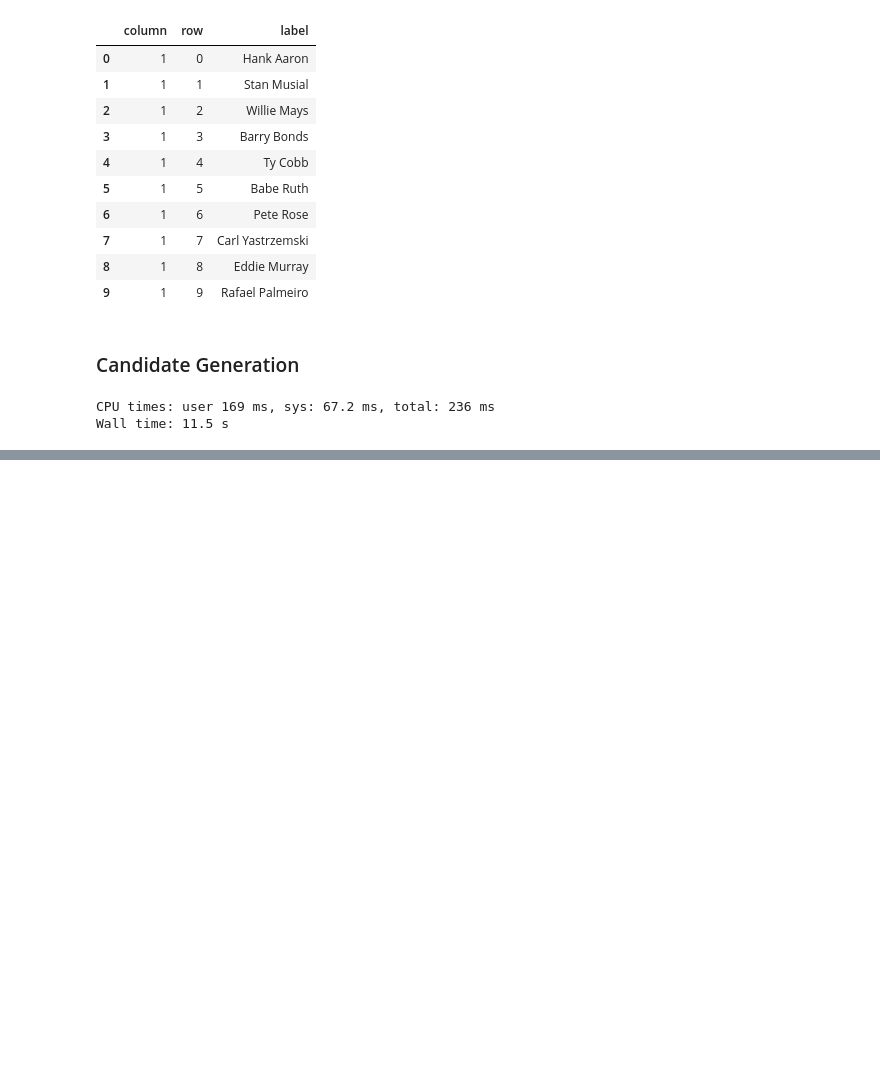
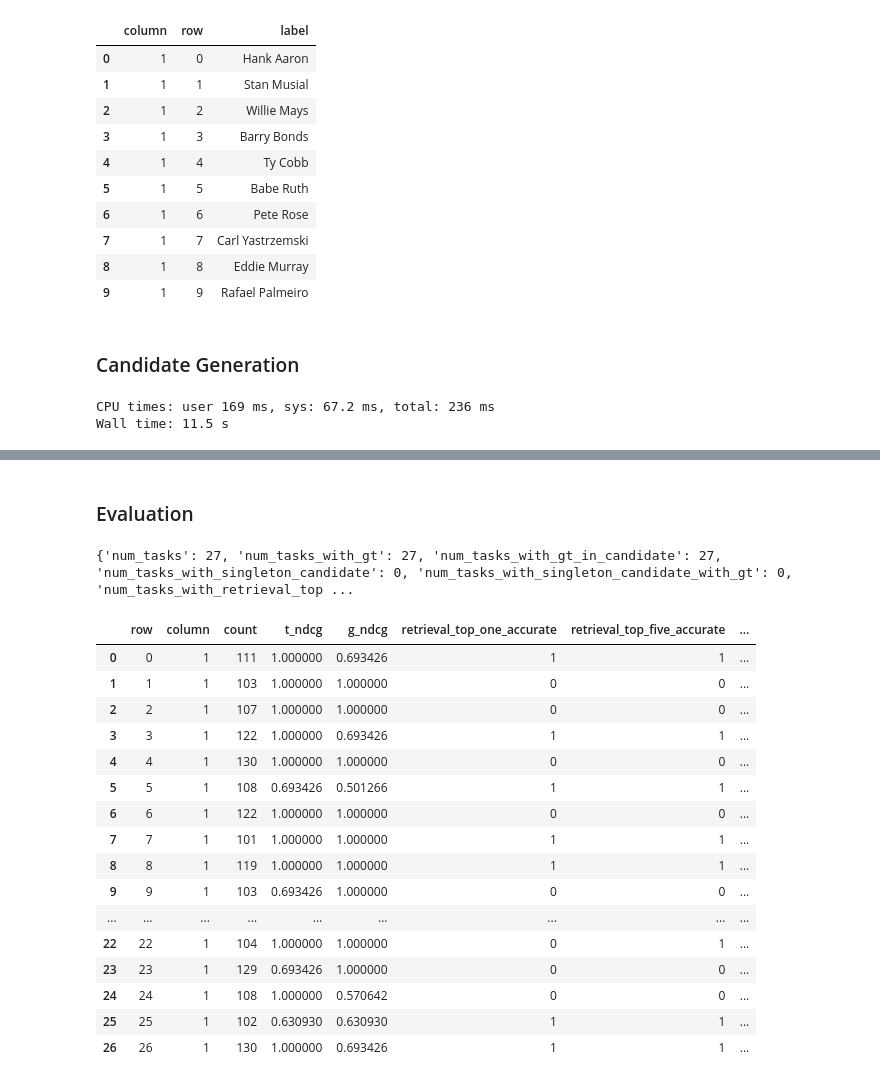
Before and after one commit to rijulvohra/table-linker-pipelines, a Jupyter notebook: fuzzy-augmented-match-centroid-pipeline/fuzzy_augmented_cand_gen_centroid_ranking.ipynb, the cells around one changed output, grey strips where cells are left out. Cells and saved outputs as stored; diff of their text form; code cells hidden in the pictures; blank space fills up the shorter version.

Commit message:
Add table linker pipeline

```diff
--- a/fuzzy-augmented-match-centroid-pipeline/fuzzy_augmented_cand_gen_centroid_ranking.ipynb
+++ b/fuzzy-augmented-match-centroid-pipeline/fuzzy_augmented_cand_gen_centroid_ranking.ipynb
@@ -10,5 +25,5 @@ import glob
 # %%
-table_path = '/data/candidate_generation/wikidata_es/t2dv2-canonical/table_linker_pipeline_data/'
+table_path = '../../'
 table_name = 'players.csv'
 # %%
 p = os.path.join(table_path,table_name)
@@ -60,0 +101,2 @@ Wall time: 11.5 s
+# %%
+output_file = os.path.join(table_path, 'players-embedding-scores.csv')
@@ -60,0 +107,3 @@ Wall time: 11.5 s
+# %%
+df = pd.read_csv(output_file)
+df.head()
@@ -60,0 +117,2 @@ Wall time: 11.5 s
+# %% [markdown]
+### Evaluation
@@ -60,0 +282,24 @@ Wall time: 11.5 s
+# %%
+res, candidate_eval_data = parse_eval_files_stats(df)
+# %%
+print(res)
+display(candidate_eval_data)
+# %% [output]
+{'num_tasks': 27, 'num_tasks_with_gt': 27, 'num_tasks_with_gt_in_candidate': 27, 'num_tasks_with_singleton_candidate': 0, 'num_tasks_with_singleton_candidate_with_gt': 0, 'num_tasks_with_retrieval_top ...
+|  | row | column | count | t_ndcg | g_ndcg | retrieval_top_one_accurate | retrieval_top_five_accurate | ... |
+| 0 | 0 | 1 | 111 | 1.000000 | 0.693426 | 1 | 1 | ... |
+| 1 | 1 | 1 | 103 | 1.000000 | 1.000000 | 0 | 0 | ... |
+| 2 | 2 | 1 | 107 | 1.000000 | 1.000000 | 0 | 0 | ... |
+| 3 | 3 | 1 | 122 | 1.000000 | 0.693426 | 1 | 1 | ... |
+| 4 | 4 | 1 | 130 | 1.000000 | 1.000000 | 0 | 0 | ... |
+| 5 | 5 | 1 | 108 | 0.693426 | 0.501266 | 1 | 1 | ... |
+| 6 | 6 | 1 | 122 | 1.000000 | 1.000000 | 0 | 0 | ... |
+| 7 | 7 | 1 | 101 | 1.000000 | 1.000000 | 1 | 1 | ... |
+| 8 | 8 | 1 | 119 | 1.000000 | 1.000000 | 1 | 1 | ... |
+| 9 | 9 | 1 | 103 | 0.693426 | 1.000000 | 0 | 0 | ... |
+| ... | ... | ... | ... | ... | ... | ... | ... | ... |
+| 22 | 22 | 1 | 104 | 1.000000 | 1.000000 | 0 | 1 | ... |
+| 23 | 23 | 1 | 129 | 0.693426 | 1.000000 | 0 | 0 | ... |
+| 24 | 24 | 1 | 108 | 1.000000 | 0.570642 | 0 | 0 | ... |
+| 25 | 25 | 1 | 102 | 0.630930 | 0.630930 | 1 | 1 | ... |
+| 26 | 26 | 1 | 130 | 1.000000 | 0.693426 | 1 | 1 | ... |
```
Also changed, not shown: parts of 12 cells of this notebook.
